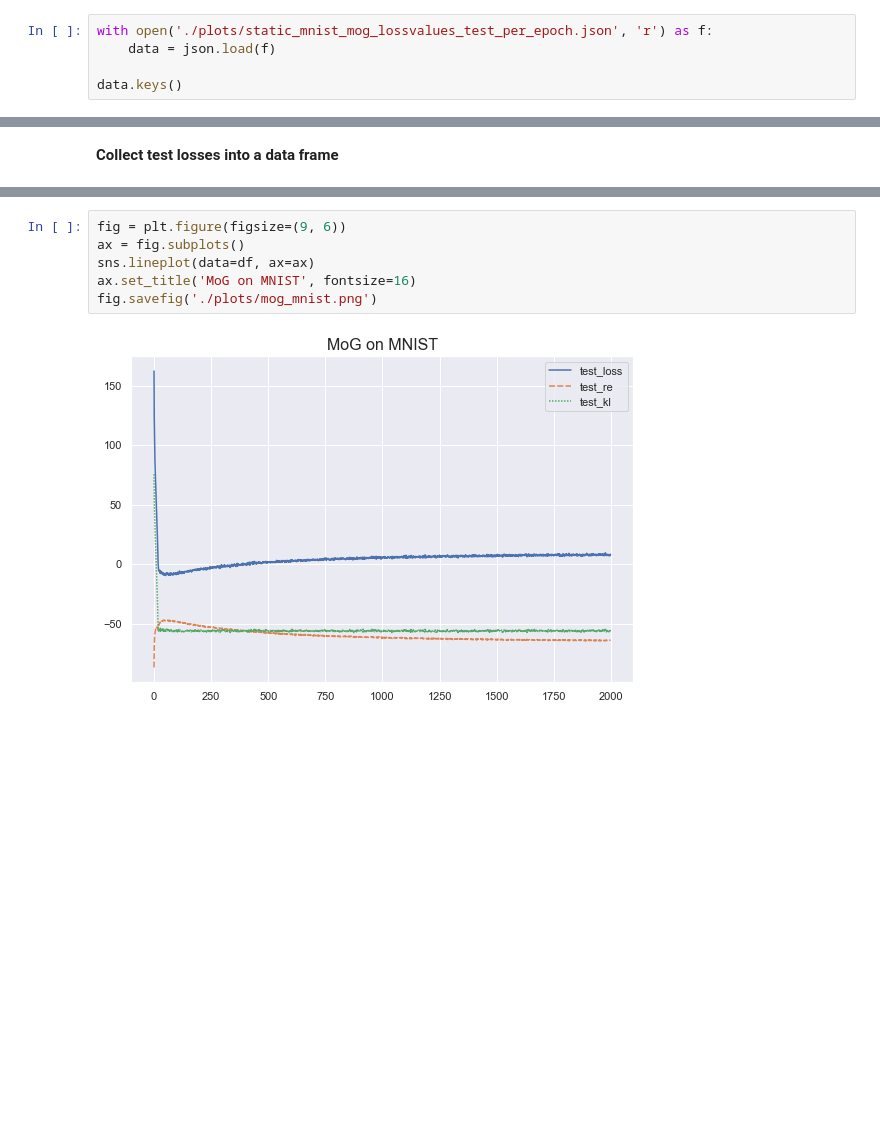
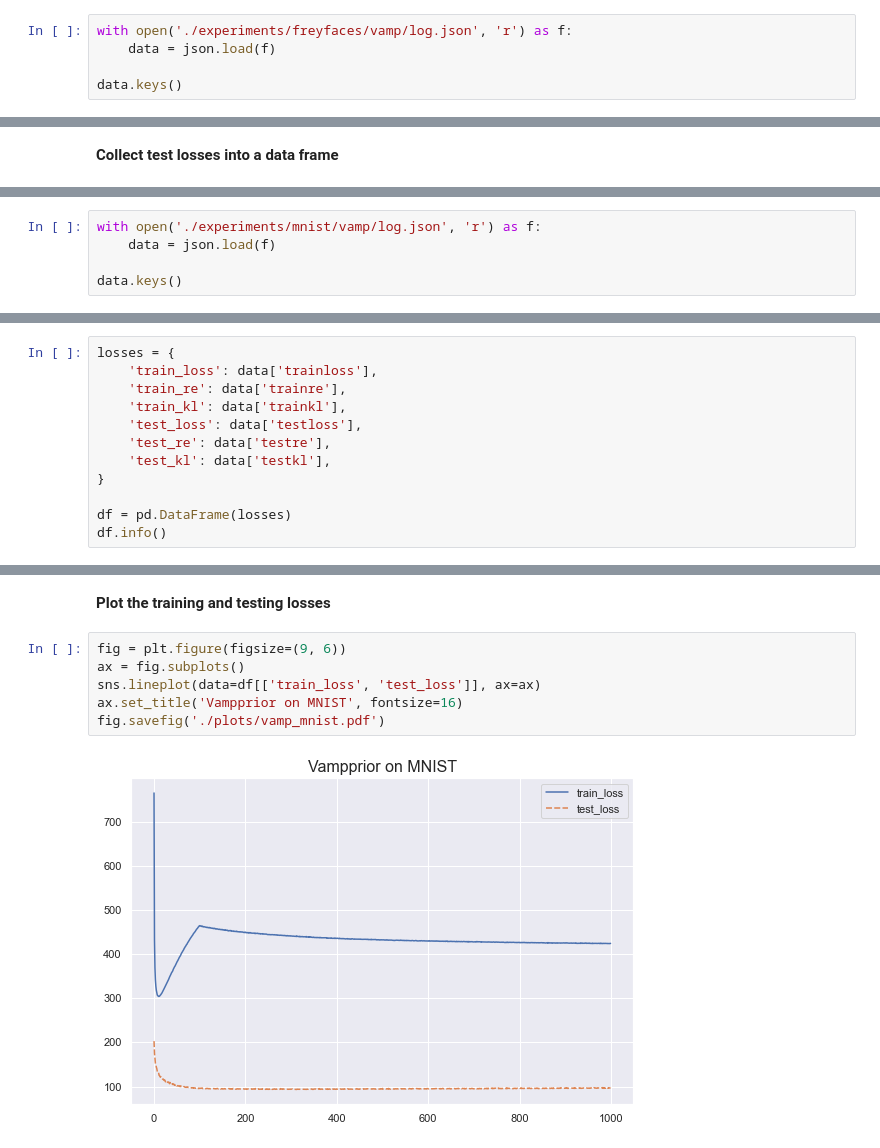
Before and after one commit to pacmac0/VAE_project, a Jupyter notebook: our_code/analytics.ipynb, the cells around one changed output, grey strips where cells are left out. Drawn from its saved outputs; the diff is of its cells as text; blank space fills up the shorter version.

```diff
--- a/our_code/analytics.ipynb
+++ b/our_code/analytics.ipynb
@@ -14,5 +23,5 @@ sns.set()
 # %%
-with open('./plots/static_mnist_mog_lossvalues_test_per_epoch.json', 'r') as f:
+with open('./experiments/freyfaces/vamp/log.json', 'r') as f:
     data = json.load(f)
 
 data.keys()
@@ -51,0 +125,5 @@ df.head(5)
+# %%
+with open('./experiments/mnist/vamp/log.json', 'r') as f:
+    data = json.load(f)
+
+data.keys()
@@ -51,0 +132,12 @@ df.head(5)
+# %%
+losses = {
+    'train_loss': data['trainloss'],
+    'train_re': data['trainre'],
+    'train_kl': data['trainkl'],
+    'test_loss': data['testloss'],
+    'test_re': data['testre'],
+    'test_kl': data['testkl'],
+}
+
+df = pd.DataFrame(losses)
+df.info()
@@ -52,8 +158,10 @@ df.head(5)
+# %% [markdown]
+**Plot the training and testing losses**
 # %%
 fig = plt.figure(figsize=(9, 6))
 ax = fig.subplots()
-sns.lineplot(data=df, ax=ax)
-ax.set_title('MoG on MNIST', fontsize=16)
-fig.savefig('./plots/mog_mnist.png')
+sns.lineplot(data=df[['train_loss', 'test_loss']], ax=ax)
+ax.set_title('Vampprior on MNIST', fontsize=16)
+fig.savefig('./plots/vamp_mnist.pdf')
 # %% [output]
-[figure, old version]
+[figure, new version]
```
Also changed, not shown: parts of 17 cells of this notebook.
